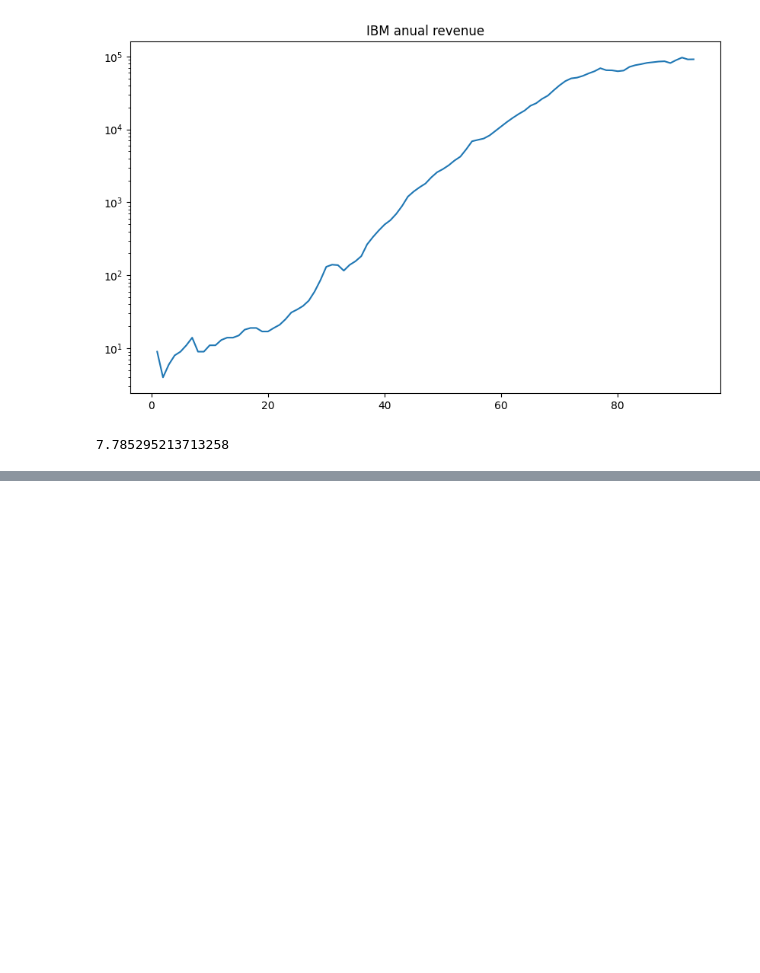
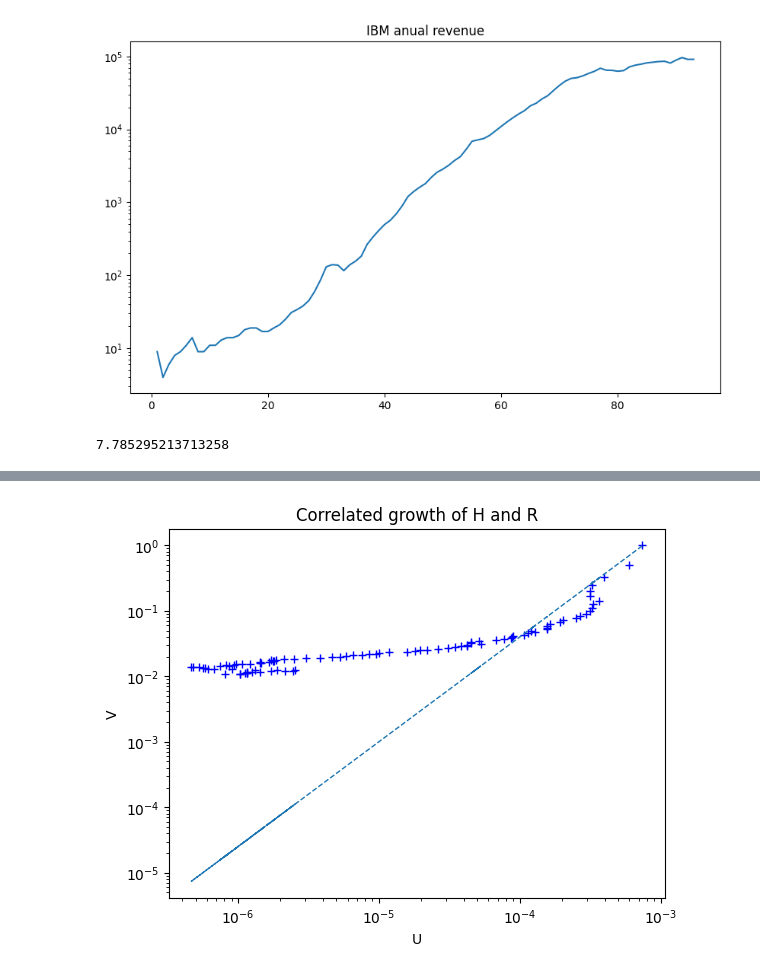
Before and after one commit to akshaTec/AKSum_CS_302, a Jupyter notebook: Lab1/q_1.ipynb, the cells around one changed output, grey strips where cells are left out. Saved outputs shown, nothing was run; the diff lists cells and outputs as text; code cells hidden in the pictures; blank space fills up the shorter version.

```diff
--- a/Lab1/q_1.ipynb
+++ b/Lab1/q_1.ipynb
@@ -89,0 +95,19 @@ plt.show()
+# %%
+kh=500000
+kr=100000
+b=1.6
+
+U = 1/ar[1] - 1/kh
+V = 1/ar[2] - 1/kr
+plt.scatter(U,V,marker='+',lw=1,color='blue')
+
+V_simulated = np.power(U,b)
+plt.plot(U,kr*V_simulated,linestyle='dashed',lw=1)
+plt.yscale('log')
+plt.xscale('log')
+plt.title('Correlated growth of H and R')
+plt.xlabel('U')
+plt.ylabel('V')
+plt.show()
+# %% [output]
+[figure, added]
```
Also changed, not shown: parts of 3 cells of this notebook, 3 other files.
